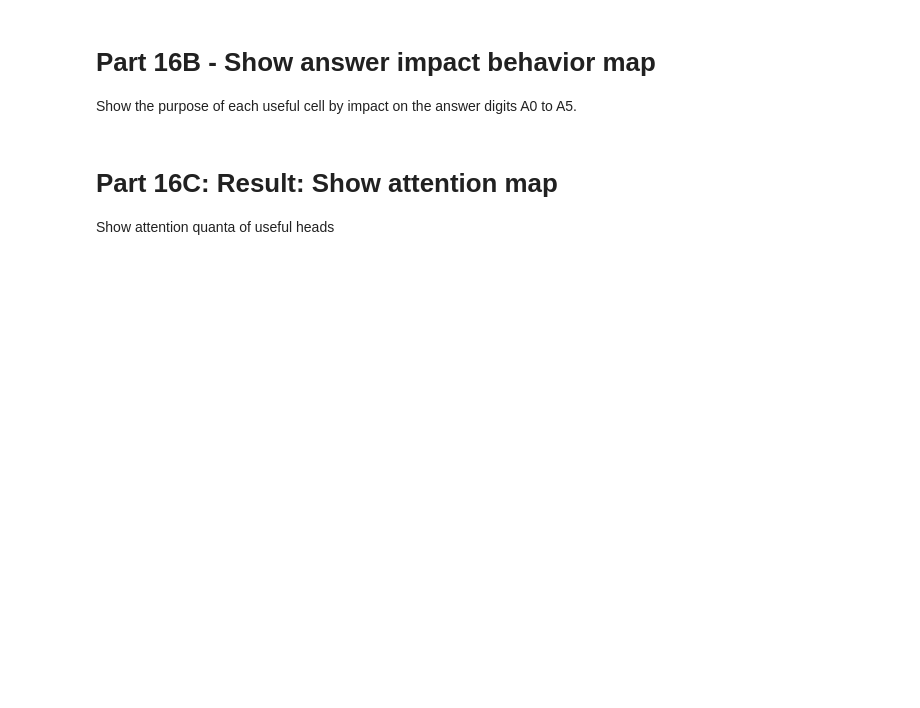
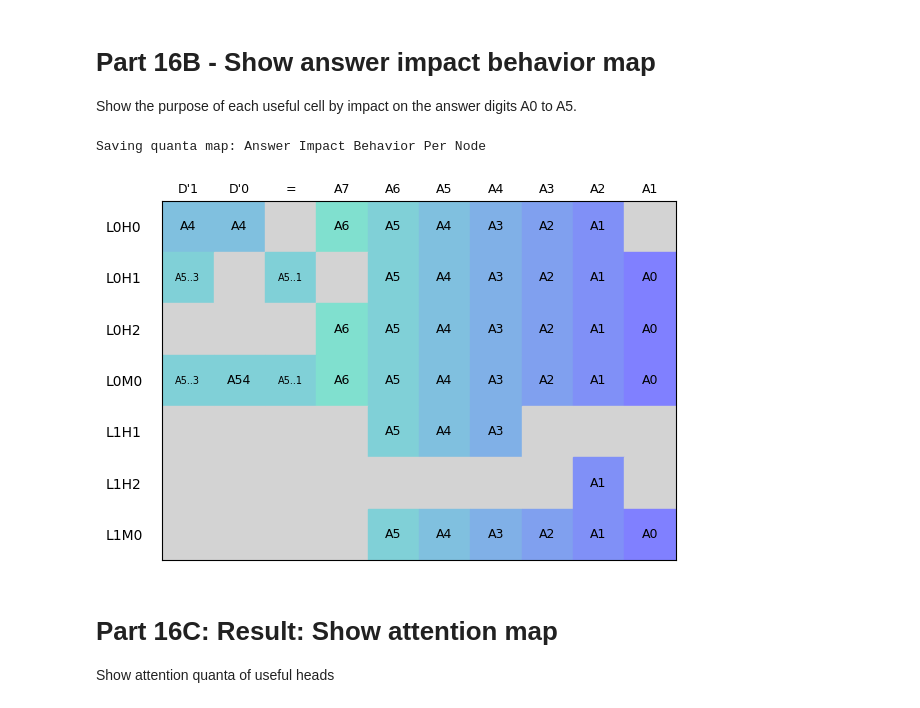
Before and after one commit to PhilipQuirke/verified_transformers, a Jupyter notebook: notebooks/VerifiedArithmeticAnalyse.ipynb, the cells around one changed output. Saved outputs shown, nothing was run; the diff lists cells and outputs as text; code cells hidden in the pictures; blank space fills up the shorter version.

```diff
--- a/notebooks/VerifiedArithmeticAnalyse.ipynb
+++ b/notebooks/VerifiedArithmeticAnalyse.ipynb
@@ -241,6 +292,7 @@ cfg.main_model.eval()
 
 Create a batch of manually-curated mathematics test questions, and cache some sample model prediction outputs.
 # %%
-varied_questions = make_maths_test_questions(cfg)
+varied_questions = make_maths_test_questions_and_answers(cfg)
 
+a_set_ablate_hooks(cfg)
 a_calc_mean_values(cfg, varied_questions)
@@ -257,15 +312,6 @@ Get model to predict given question answers, with ablation hook(s), and categori
-# %%
-num_failures_list = []
-if cfg.n_digits >= 5 :
-  c_fwd_hooks = [(acfg.l_hook_resid_post_name[0], a_put_resid_post_hook),(acfg.l_hook_resid_post_name[1], a_put_resid_post_hook),(acfg.l_hook_resid_post_name[2], a_put_resid_post_hook),(acfg.l_hook_resid_post_name[3], a_put_resid_post_hook)][:cfg.n_layers]
-
-  num_questions = varied_questions.shape[0]
-
-  for acfg.position in range(cfg.n_ctx()):
-    num_fails = test_maths_questions_by_impact(cfg, acfg, varied_questions, c_fwd_hooks)
-
-    num_failures_list += [num_fails] if num_fails > 0 else "."
-
-    if num_fails > 0:
-      assert acfg.position < cfg.n_ctx()
-      cfg.add_useful_position(acfg.position)
+# %%
+# Test maths question prediction accuracy on the sample questions provided.
+# Does NOT use acfg.* or UsefulInfo.* information
+# Used to estimate the accuracy of the model's predictions.
+# Returns a reduced set of questions - removing questions that the model failed to answer.
+varied_questions = test_maths_questions_by_complexity(cfg, acfg, varied_questions)
@@ -343,3 +402,18 @@ Here we ablate all heads in each token position (overriding the model memory aka
+# %%
+num_failures_list = []
+if cfg.n_digits >= 5 :
+
+  num_questions = varied_questions.shape[0]
+
+  for position in range(cfg.n_ctx()):
+    # Test accuracy of model in predicting question answers. Ablates all nodes at acfg.ablate_position
+    # Does NOT use UsefulInfo.* information. Used to populate UsefulInfo.useful_positions
+    num_fails = test_maths_questions_by_impact(cfg, acfg, varied_questions, position, True)
+
+    num_failures_list += [num_fails] if num_fails > 0 else "."
+
+    if num_fails > 0:
+      cfg.add_useful_position(position)
 # %%
 def save_plt_to_file( full_title ):
   if cfg.graph_file_suffix > "":
@@ -480,7 +563,10 @@ show_quanta_map( "Failure Frequency Behavior Per Node", True, 10, None, QuantaTy
 
 Show the purpose of each useful cell by impact on the answer digits A0 to A5.
 # %%
-show_quanta_map( "Answer Impact Behavior Per Node", True, cfg.answer_tokens(), None, QuantaType.IMPACT, "", get_quanta_impact, 9, 6)
+show_quanta_map( "Answer Impact Behavior Per Node", True, cfg.num_answer_positions, None, QuantaType.IMPACT, "", get_quanta_impact, 9, 6)
+# %% [output]
+Saving quanta map: Answer Impact Behavior Per Node
+[figure, added]
 # %% [markdown]
 # Part 16C: Result: Show attention map
 
```
Also changed, not shown: parts of 75 cells of this notebook.
